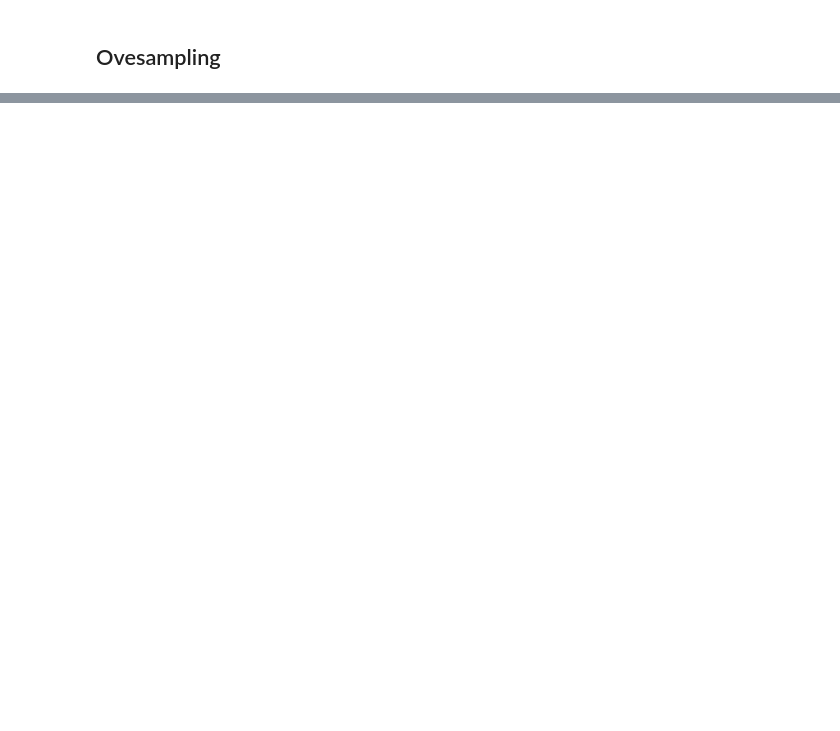
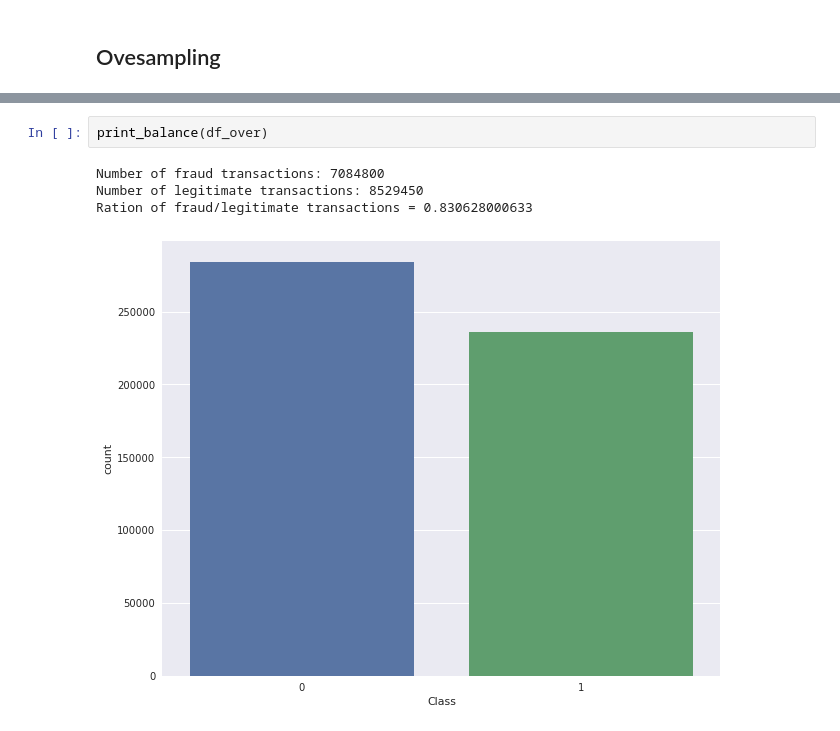
Before and after one commit to csioa/FraudDetection, a Jupyter notebook: FraudDetection.ipynb, the cells around one changed output, grey strips where cells are left out. Drawn from its saved outputs; the diff is of its cells as text; blank space fills up the shorter version.

```diff
--- a/FraudDetection.ipynb
+++ b/FraudDetection.ipynb
@@ -148,0 +136,7 @@ avg / total       0.96      0.96      0.96    126296
+# %%
+print_balance(df_over)
+# %% [output]
+Number of fraud transactions: 7084800
+Number of legitimate transactions: 8529450
+Ration of fraud/legitimate transactions = 0.830628000633
+[figure, added]
```
Also changed, not shown: parts of 17 cells of this notebook.
